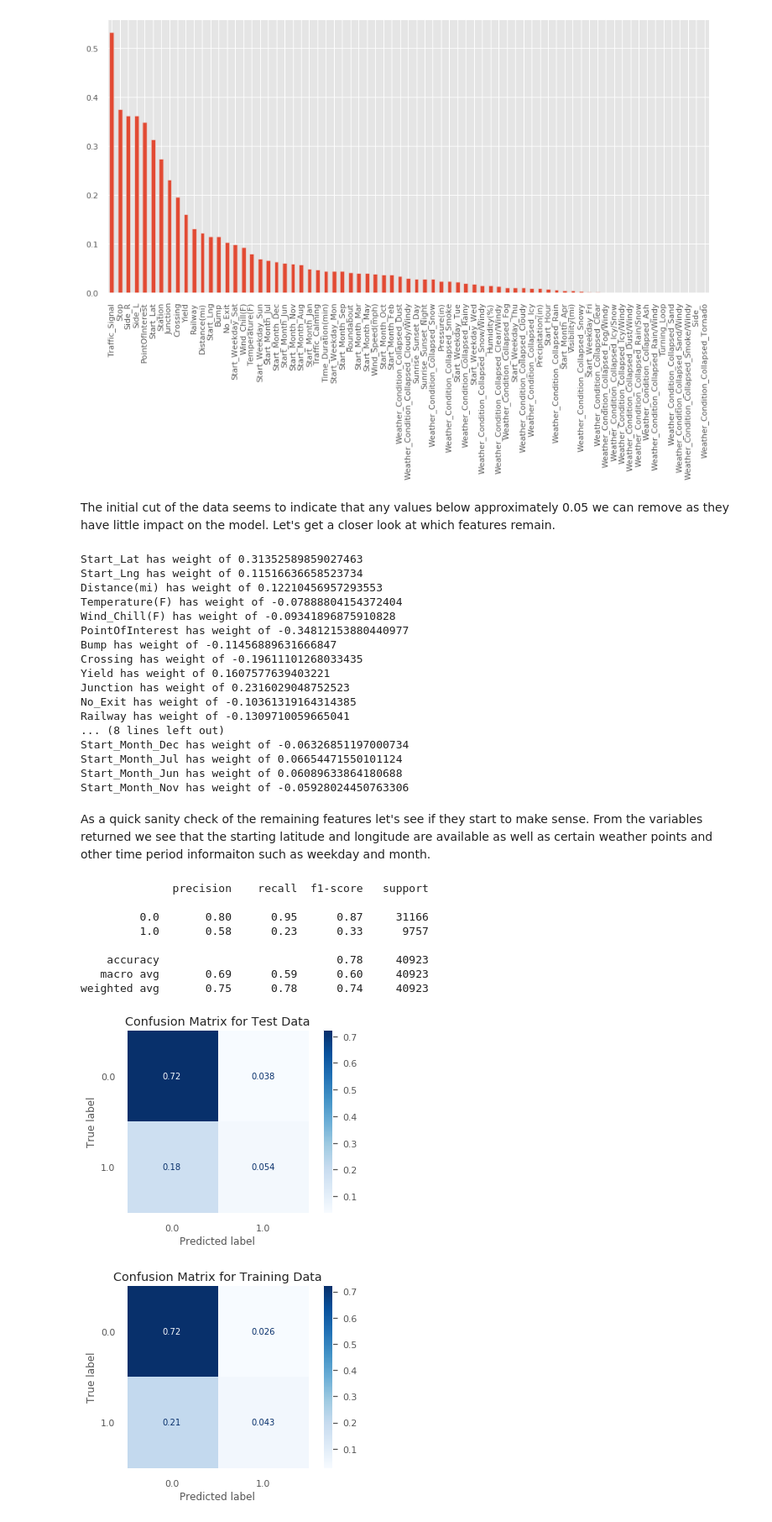
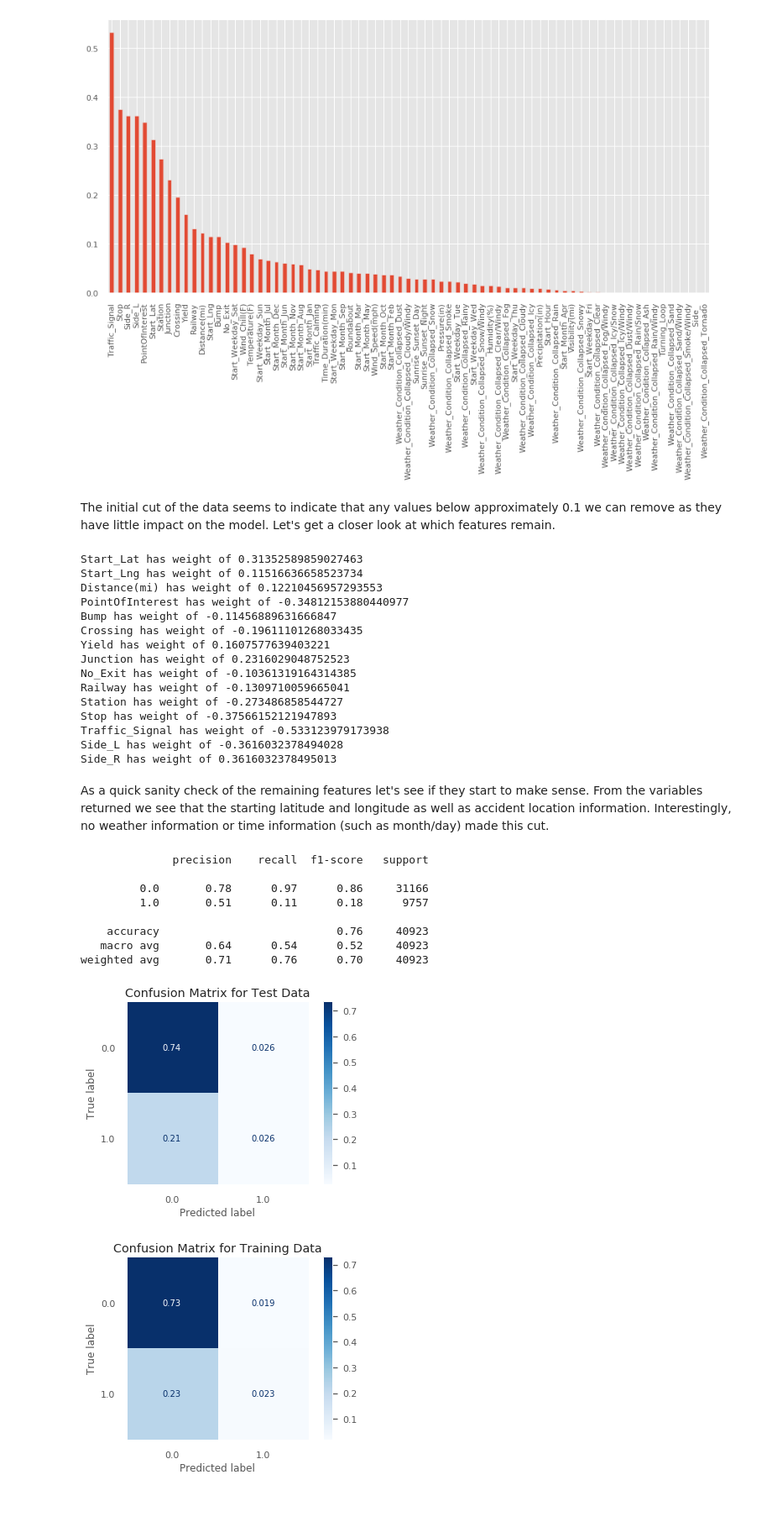
Before and after one commit to jbcroom/DS7331ProjectRepo, a Jupyter notebook: Project 2/JB_AR_BC_SO_Project_2.ipynb, the cells around one changed output. Shown at 84% size. Cells and saved outputs as stored; diff of their text form; code cells hidden in the pictures.

```diff
--- a/Project 2/JB_AR_BC_SO_Project_2.ipynb
+++ b/Project 2/JB_AR_BC_SO_Project_2.ipynb
@@ -232,6 +234,7 @@ scl_obj.fit(X_train) # find scalings for each column that make this zero mean an
 
 X_train_scaled = scl_obj.transform(X_train) # apply to training
 X_test_scaled = scl_obj.transform(X_test) # apply those means and std to the test set
+X_test_scaled_fin = scl_obj.transform(X_test_fin) # apply those means and std to the test set
 # %%
 # logistic regression
 %time
@@ -308,22 +311,20 @@ plt.show()
 # %% [output]
 [figure]
 # %% [markdown]
-The initial cut of the data seems to indicate that any values below approximately 0.05 we can remove as they have little impact on the model. Let's get a closer look at which features remain.
+The initial cut of the data seems to indicate that any values below approximately 0.1 we can remove as they have little impact on the model. Let's get a closer look at which features remain.
 # %%
 # output the coefficients
 coefToKeep = []
 weights = logistic_regression.coef_.T # take transpose to make a column vector
 variable_names = df_X_train.columns
 for coef, name in zip(weights,variable_names):
-    if abs(coef[0]) >= 0.05:
+    if abs(coef[0]) >= 0.1:
         print(name, 'has weight of', coef[0])
         coefToKeep.append(name)
 # %% [output]
 Start_Lat has weight of 0.31352589859027463
 Start_Lng has weight of 0.11516636658523734
 Distance(mi) has weight of 0.12210456957293553
-Temperature(F) has weight of -0.07888804154372404
-Wind_Chill(F) has weight of -0.09341896875910828
 PointOfInterest has weight of -0.34812153880440977
 Bump has weight of -0.11456889631666847
 Crossing has weight of -0.19611101268033435
@@ -331,17 +332,17 @@ Yield has weight of 0.1607577639403221
 Junction has weight of 0.2316029048752523
 No_Exit has weight of -0.10361319164314385
 Railway has weight of -0.1309710059665041
-... (8 lines left out)
-Start_Month_Dec has weight of -0.06326851197000734
-Start_Month_Jul has weight of 0.06654471550101124
-Start_Month_Jun has weight of 0.06089633864180688
-Start_Month_Nov has weight of -0.05928024450763306
+Station has weight of -0.273486858544727
+Stop has weight of -0.37566152121947893
+Traffic_Signal has weight of -0.533123979173938
+Side_L has weight of -0.3616032378494028
+Side_R has weight of 0.3616032378495013
 # %% [markdown]
-As a quick sanity check of the remaining features let's see if they start to make sense. From the variables returned we see that the starting latitude and longitude are available as well as certain weather points and other time period informaiton such as weekday and month.
+As a quick sanity check of the remaining features let's see if they start to make sense. From the variables returned we see that the starting latitude and longitude as well as accident location information. Interestingly, no weather information or time information (such as month/day) made this cut.
 # %%
 #skinny down the data to the Coefficients to keep list to see what happens to our model.
 df_X_Train2 = pd.DataFrame(X_train_scaled,columns=df_X_train.columns)
-df_X_Test2 = pd.DataFrame(X_test_scaled,columns=df_X_test.columns)
+df_X_Test2 = pd.DataFrame(X_test_scaled_fin,columns=df_X_test.columns)
 
 df_X_Train2 = df_X_Train2[coefToKeep]
 df_X_Test2 = df_X_Test2[coefToKeep]
@@ -365,23 +366,23 @@ lr_clf.fit(X_train2_scaled,y_train)  # train object
 
 Y_hat=lr_clf.predict(X_test2_scaled) # get test set predictions
 
-print(mt.classification_report(Y_test,Y_hat))
+print(mt.classification_report(Y_test_fin,Y_hat))
 # %% [output]
               precision    recall  f1-score   support
 
-         0.0       0.80      0.95      0.87     31166
-         1.0       0.58      0.23      0.33      9757
+         0.0       0.78      0.97      0.86     31166
+         1.0       0.51      0.11      0.18      9757
 
-    accuracy                           0.78     40923
-   macro avg       0.69      0.59      0.60     40923
-weighted avg       0.75      0.78      0.74     40923
+    accuracy                           0.76     40923
+   macro avg       0.64      0.54      0.52     40923
+weighted avg       0.71      0.76      0.70     40923
 # %%
 #Confusion Matrix
-mt.plot_confusion_matrix(lr_clf,X_test2_scaled,Y_test,cmap=plt.cm.Blues,normalize='all')
+mt.plot_confusion_matrix(lr_clf,X_test2_scaled,Y_test_fin,cmap=plt.cm.Blues,normalize='all')
 plt.title("Confusion Matrix for Test Data")
 plt.grid(False)
 # %% [output]
-[figure, old version]
+[figure, new version]
 # %%
 #Confusion Matrix
 mt.plot_confusion_matrix(lr_clf,X_train2_scaled,Y_train,cmap=plt.cm.Blues,normalize='all')
```
Also changed, not shown: parts of 16 cells of this notebook.
